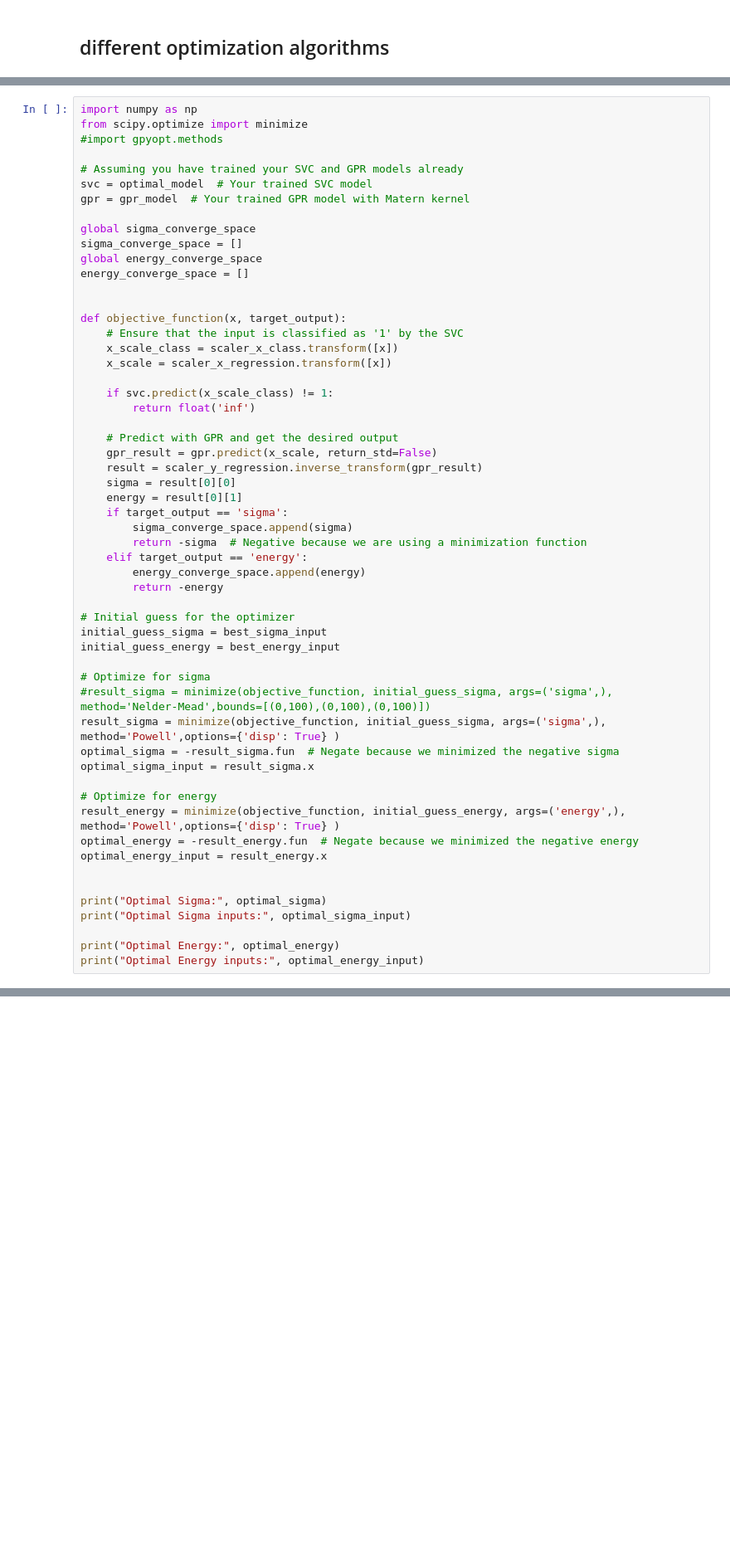
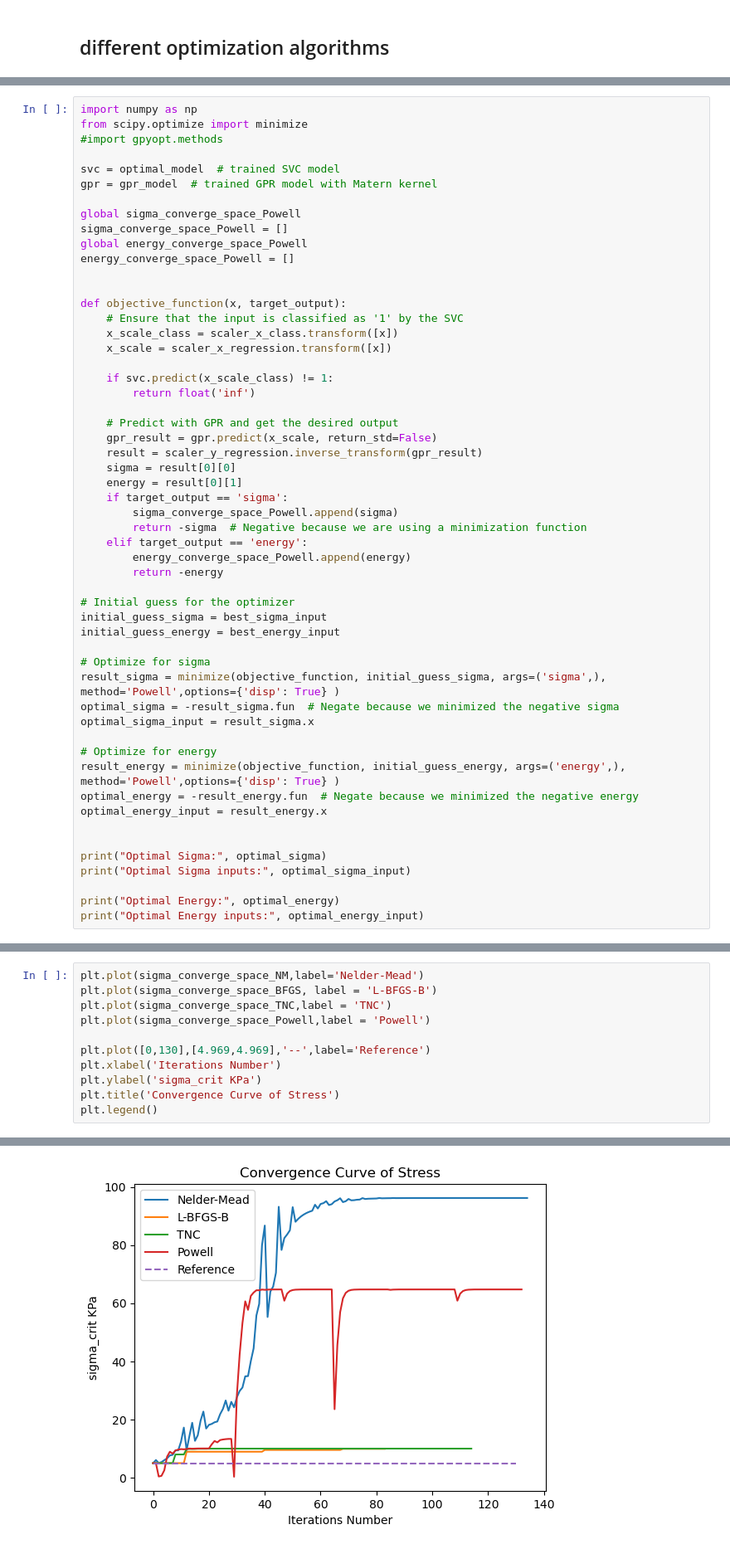
Before and after one commit to justinmiller33/3dasm_project, a Jupyter notebook: Part4.ipynb, the cells around one changed output, grey strips where cells are left out. Shown: that part at 83% size. Drawn from its saved outputs; the diff is of its cells as text; blank space fills up the shorter version.

```diff
--- a/Part4.ipynb
+++ b/Part4.ipynb
@@ -442,14 +460,13 @@ import numpy as np
 from scipy.optimize import minimize
 #import gpyopt.methods
 
-# Assuming you have trained your SVC and GPR models already
-svc = optimal_model  # Your trained SVC model
-gpr = gpr_model  # Your trained GPR model with Matern kernel
+svc = optimal_model  # trained SVC model
+gpr = gpr_model  # trained GPR model with Matern kernel
 
-global sigma_converge_space
-sigma_converge_space = []
-global energy_converge_space
-energy_converge_space = []
+global sigma_converge_space_Powell
+sigma_converge_space_Powell = []
+global energy_converge_space_Powell
+energy_converge_space_Powell = []
 
 
 def objective_function(x, target_output):
@@ -466,10 +483,10 @@ def objective_function(x, target_output):
     sigma = result[0][0]
     energy = result[0][1]
     if target_output == 'sigma':
-        sigma_converge_space.append(sigma)
+        sigma_converge_space_Powell.append(sigma)
         return -sigma  # Negative because we are using a minimization function
     elif target_output == 'energy':
-        energy_converge_space.append(energy)
+        energy_converge_space_Powell.append(energy)
         return -energy
 
 # Initial guess for the optimizer
@@ -477,7 +494,6 @@ initial_guess_sigma = best_sigma_input
 initial_guess_energy = best_energy_input
 
 # Optimize for sigma
-#result_sigma = minimize(objective_function, initial_guess_sigma, args=('sigma',), method='Nelder-Mead',bounds=[(0,100),(0,100),(0,100)])
 result_sigma = minimize(objective_function, initial_guess_sigma, args=('sigma',), method='Powell',options={'disp': True} )
 optimal_sigma = -result_sigma.fun  # Negate because we minimized the negative sigma
 optimal_sigma_input = result_sigma.x
@@ -518,0 +525,12 @@ plt.plot(energy_converge_space)
+# %%
+plt.plot(sigma_converge_space_NM,label='Nelder-Mead')
+plt.plot(sigma_converge_space_BFGS, label = 'L-BFGS-B')
+plt.plot(sigma_converge_space_TNC,label = 'TNC')
+plt.plot(sigma_converge_space_Powell,label = 'Powell')
+
+plt.plot([0,130],[4.969,4.969],'--',label='Reference')
+plt.xlabel('Iterations Number')
+plt.ylabel('sigma_crit KPa')
+plt.title('Convergence Curve of Stress')
+plt.legend()
+# %% [output]
@@ -518,0 +538 @@ plt.plot(energy_converge_space)
+[figure, added]
```
Also changed, not shown: parts of 15 cells of this notebook, 2 other files.
